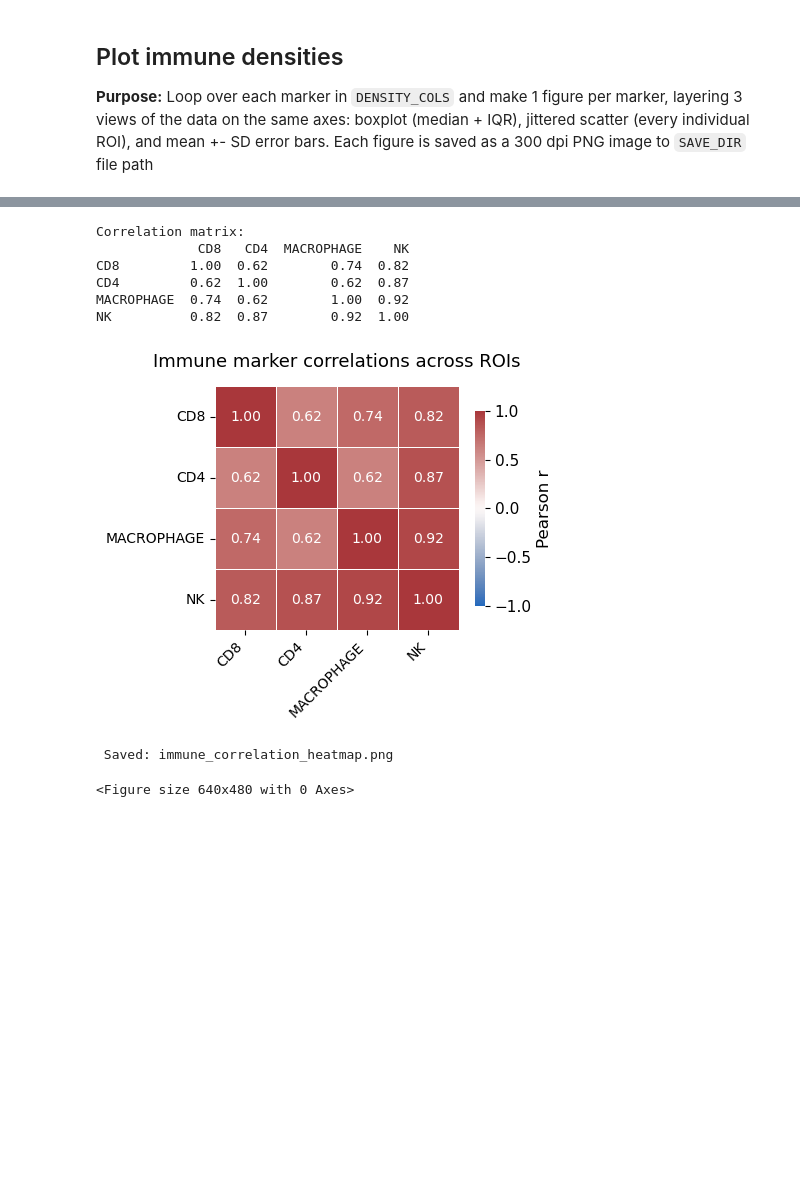
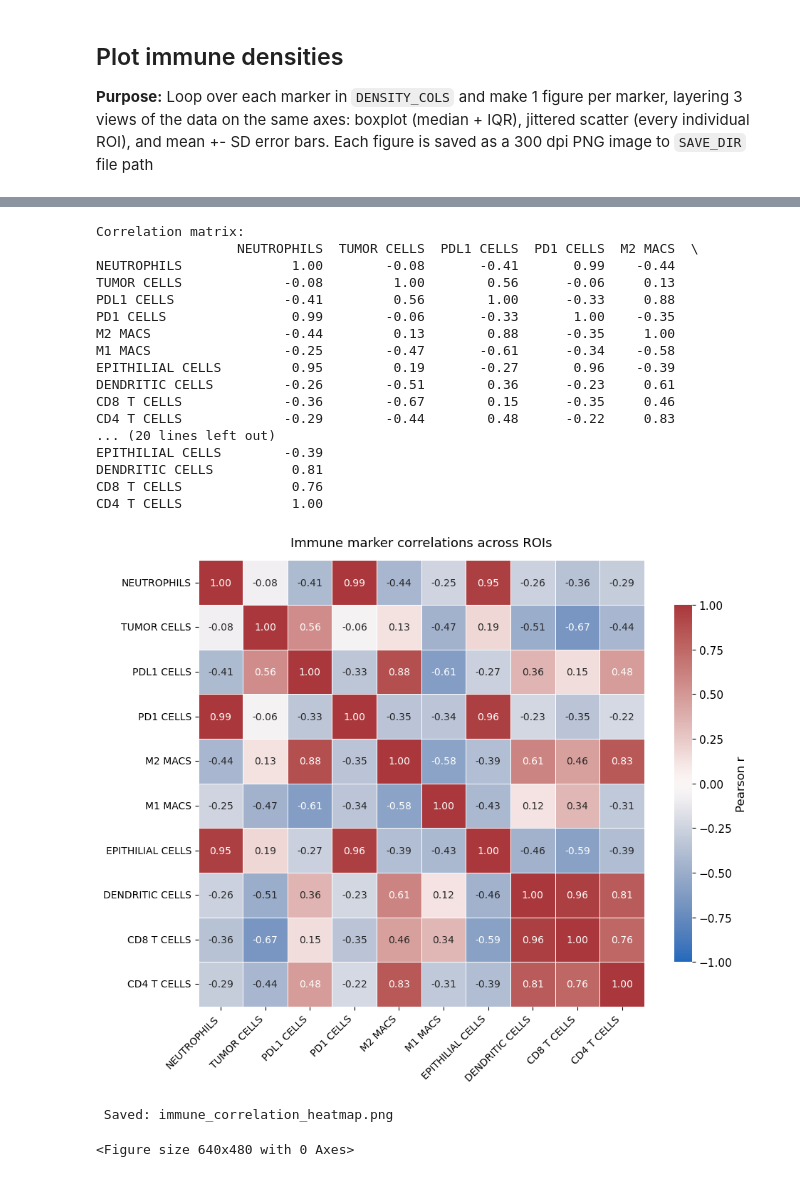
Before and after one commit to elizabethxiu/Elizabeth_Notebooks, a Jupyter notebook: Elizabeth_step3_nopc_immune_plots.ipynb, the cells around one changed output, grey strips where cells are left out. Cells and saved outputs as stored; diff of their text form; code cells hidden in the pictures; blank space fills up the shorter version.

```diff
--- a/Elizabeth_step3_nopc_immune_plots.ipynb
+++ b/Elizabeth_step3_nopc_immune_plots.ipynb
@@ -44,24 +44,32 @@ Libraries loaded successfully!
 # ‼️UPDATE‼️ this cell when doing a new sample
 
 # First set your working directory (this is the analysis directory we created in Step 1)
-working_dir = Path('C:/Users/kelse/OneDrive - The Mount Sinai Hospital/02_Presentations/Platforma_MCMICRO_Tutorial_Docs/MCMICRO_Python_Analysis/analysis') # Please update root folder containing all the samples
+working_dir = Path('/Users/elizabethxiu/Downloads/KS_2/analysis') # Please update root folder containing all the samples
 
 DATA_DIR = Path(f'{working_dir}/immune') # folder containing per sample immune densities CSVs (step 2 output)
 
 SAVE_DIR = Path(f'{working_dir}/plots') # output folder to save the plots we create
 
-GENOTYPE_ORDER = ["test_run"] # genotype display order from left to right on x axis
+GENOTYPE_ORDER = ["KO"] # genotype display order from left to right on x axis
 
 GENOTYPE_COLORS = { # colors for each genotype (must match names above exactly)
-    "test_run": "#d62728"
+    "KO": "#d62728"
 }
 
-DENSITY_COLS = [ # the immune markers to plot -- these have to match column names in the combined CSV exactly
-    "cd8_cells_per_mm2",
-    "cd4_cells_per_mm2",
-    "macrophage_cells_per_mm2",
-    "nk_cells_per_mm2",
+
+DENSITY_COLS = [
+    'neutrophils_cells_per_mm2',
+    'tumor cells_cells_per_mm2',
+    'pdl1 cells_cells_per_mm2',
+    'pd1 cells_cells_per_mm2',
+    'm2 macs_cells_per_mm2',
+    'm1 macs_cells_per_mm2',
+    'epithilial cells_cells_per_mm2',
+    'dendritic cells_cells_per_mm2',
+    'cd8 t cells_cells_per_mm2',
+    'cd4 t cells_cells_per_mm2',
 ]
+ # the immune markers to plot -- these have to match column names in the combined CSV exactly
 
 SAVE_DPI = 300 # dots per inch, 300 is the publication standard but 150 fine for internal review
 
@@ -235,8 +246,8 @@ for col in DENSITY_COLS:  # iterate through each marker column, like "cd8_cells_
             y,  # y coords: the density values themselves (the array of all of that genotype's ROI densities)
             color="black",
             s=18, # dot size (points^2)
-            alpha=0.8, # slight transparency
-            zorder=3, # dots sit ON boxes
+            alpha=1.0,
+            zorder=4, # dots sit ON boxes
         )
 
     # Step 9-- Overlay mean and SD error bars
@@ -256,7 +267,7 @@ for col in DENSITY_COLS:  # iterate through each marker column, like "cd8_cells_
         elinewidth=1.5,  # thickness of vertical SD lines
         capsize=4, # short horizontal caps at error bar ends
         linewidth=1.2,
-        zorder=4, # draw ON scatter dots
+        zorder=3, # draw ON scatter dots
     )
 
     # Step 10-- Build clean marker name for title
@@ -429,7 +554,7 @@ print("Correlation matrix:")
 print(corr_matrix.round(2)) # round to 2 decimal places for readability
 
 # Draw the heatmap
-fig, ax = plt.subplots(figsize=(5, 4))
+fig, ax = plt.subplots(figsize=(10, 8))
 
 sns.heatmap(
     corr_matrix,
@@ -442,39 +567,50 @@ sns.heatmap(
     annot_kws={"size": 10},
     linewidths=0.5,# thin lines between cells
     linecolor="white",
     square=True,# force cells to be square
     cbar_kws={
         "label": "Pearson r",
         "shrink": 0.8,
     },
 )
 
 # Axis formatting
 ax.set_title("Immune marker correlations across ROIs", pad=14)
 
 # Rotate x axis labels so they don't overlap
 ax.set_xticklabels(ax.get_xticklabels(), rotation=45, ha="right", fontsize=10)
 ax.set_yticklabels(ax.get_yticklabels(), rotation=0, fontsize=10)
 
 plt.tight_layout()
 plt.show()
 # Save
 try:
     filename = "immune_correlation_heatmap.png"
     plt.savefig(SAVE_DIR / filename, dpi=SAVE_DPI, bbox_inches="tight")
     print(f" Saved: {filename}")
 except Exception as e:
     print(f"Could not save correlation heatmap: {e}")
 finally:
     plt.close(fig)
 # %% [output]
 Correlation matrix:
-             CD8   CD4  MACROPHAGE    NK
-CD8         1.00  0.62        0.74  0.82
-CD4         0.62  1.00        0.62  0.87
-MACROPHAGE  0.74  0.62        1.00  0.92
-NK          0.82  0.87        0.92  1.00
+                  NEUTROPHILS  TUMOR CELLS  PDL1 CELLS  PD1 CELLS  M2 MACS  \
+NEUTROPHILS              1.00        -0.08       -0.41       0.99    -0.44
+TUMOR CELLS             -0.08         1.00        0.56      -0.06     0.13
+PDL1 CELLS              -0.41         0.56        1.00      -0.33     0.88
+PD1 CELLS                0.99        -0.06       -0.33       1.00    -0.35
+M2 MACS                 -0.44         0.13        0.88      -0.35     1.00
+M1 MACS                 -0.25        -0.47       -0.61      -0.34    -0.58
+EPITHILIAL CELLS         0.95         0.19       -0.27       0.96    -0.39
+DENDRITIC CELLS         -0.26        -0.51        0.36      -0.23     0.61
+CD8 T CELLS             -0.36        -0.67        0.15      -0.35     0.46
+CD4 T CELLS             -0.29        -0.44        0.48      -0.22     0.83
+... (20 lines left out)
+EPITHILIAL CELLS        -0.39
+DENDRITIC CELLS          0.81
+CD8 T CELLS              0.76
+CD4 T CELLS              1.00
-[figure, old version]
+[figure, new version]
  Saved: immune_correlation_heatmap.png
 <Figure size 640x480 with 0 Axes>
 # %%
```
Also changed, not shown: parts of 6 cells of this notebook.
